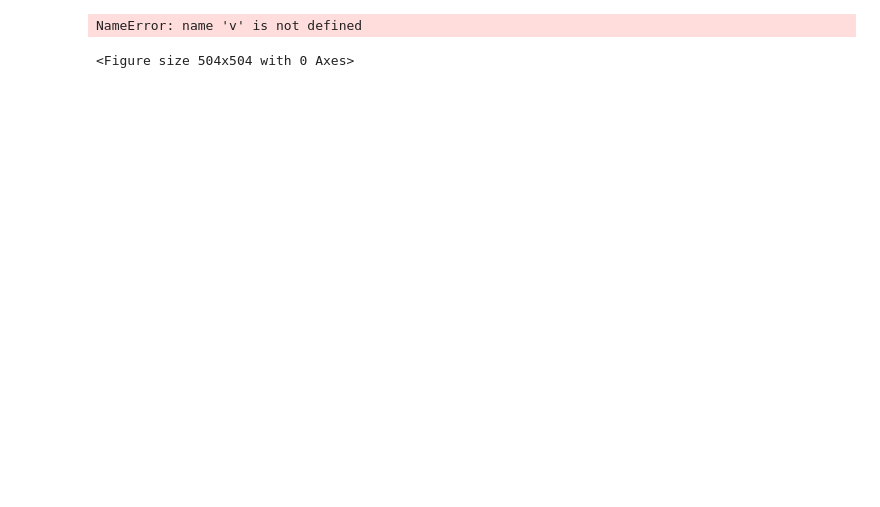
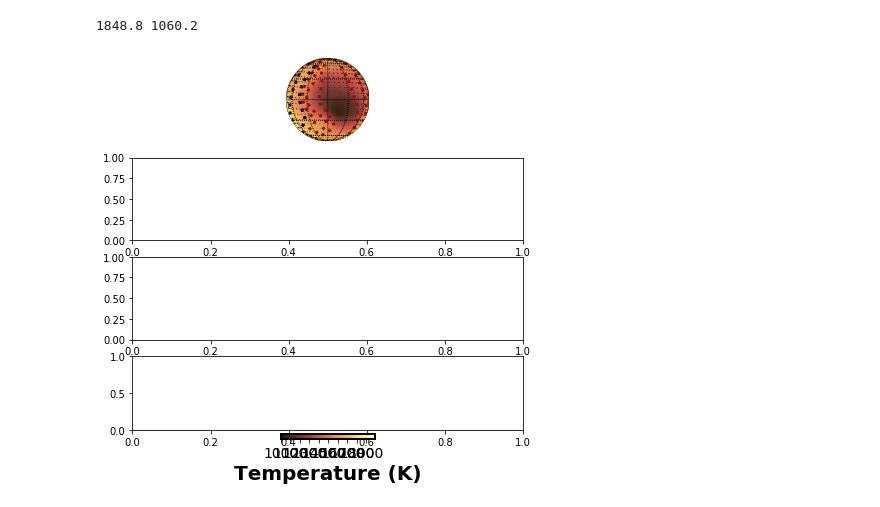
Before and after one commit to imalsky/New_Jups, a Jupyter notebook: Code/observer_projection.ipynb, the cells around one changed output. Saved outputs shown, nothing was run; the diff lists cells and outputs as text; code cells hidden in the pictures; blank space fills up the shorter version.

```diff
--- a/Code/observer_projection.ipynb
+++ b/Code/observer_projection.ipynb
@@ -60,18 +76,23 @@ cm_name = 'lajolla'
 cm_file = np.loadtxt(f'ScientificColourMaps5/lajolla/lajolla.txt')
 my_colors = mcolors.LinearSegmentedColormap.from_list(cm_name, cm_file[::-1])
 
-fig, ax = plt.subplots(1, figsize=(7, 7))
+fig, ax = plt.subplots(4, 1, figsize=(7, 7))
 
 
 
-files = ['/home/imalsky/Desktop/1-04-SUITE/UPS-LOW-G-CLEAR-250/Spectra/DATA/init_UPS-LOW-G-CLEAR-250_phase_0.0_inc_1.152',
-         '/home/imalsky/Desktop/1-04-SUITE/UPS-LOW-G-CLEAR-250/Spectra/DATA/init_UPS-LOW-G-CLEAR-250_phase_120.0_inc_1.152',
-         '/home/imalsky/Desktop/1-04-SUITE/UPS-LOW-G-CLEAR-250/Spectra/DATA/init_UPS-LOW-G-CLEAR-250_phase_240.0_inc_1.152',
-         '/home/imalsky/Desktop/1-04-SUITE/UPS-LOW-G-COM-CLOUDY-250/Spectra/DATA/init_UPS-LOW-G-COM-CLOUDY-250_phase_0.0_inc_1.152',
-         '/home/imalsky/Desktop/1-04-SUITE/UPS-LOW-G-COM-CLOUDY-250/Spectra/DATA/init_UPS-LOW-G-COM-CLOUDY-250_phase_120.0_inc_1.152',
-         '/home/imalsky/Desktop/1-04-SUITE/UPS-LOW-G-COM-CLOUDY-250/Spectra/DATA/init_UPS-LOW-G-COM-CLOUDY-250_phase_240.0_inc_1.152']
+files = ['/home/imalsky/Desktop/big-init-files/init_UPS-LOW-G-CLOUDY-250_phase_0.0_inc_1.152',
+         '/home/imalsky/Desktop/big-init-files/init_UPS-LOW-G-CLOUDY-250_phase_90.0_inc_1.152',
+         '/home/imalsky/Desktop/big-init-files/init_UPS-LOW-G-CLOUDY-250_phase_180.0_inc_1.152',
+         '/home/imalsky/Desktop/big-init-files/init_UPS-LOW-G-CLOUDY-250_phase_270.0_inc_1.152']
 
-figure_names = ['1', '2']
+files = ['/home/imalsky/Desktop/big-init-files/init_UPS-LOW-G-CLEAR-250_phase_0.0_inc_1.152',
+         '/home/imalsky/Desktop/big-init-files/init_UPS-LOW-G-CLEAR-250_phase_90.0_inc_1.152',
+         '/home/imalsky/Desktop/big-init-files/init_UPS-LOW-G-CLEAR-250_phase_180.0_inc_1.152',
+         '/home/imalsky/Desktop/big-init-files/init_UPS-LOW-G-CLEAR-250_phase_270.0_inc_1.152']
+
+files = ['/home/imalsky/Desktop/big-init-files/init_UPS-LOW-G-CLEAR-250_phase_0.0_inc_1.152']
+
+figure_names = ['clear-1', 'clear-2', 'clear-3', 'clear-4']
 
 
 pressure_mins = [79.8] * len(files)
@@ -81,7 +102,7 @@ for file in files:
     pressure_min = pressure_mins[i]
     r_p = 6.99e7
     omega = 2.063e-5
-    inc = 0
+    inc = 1.152
 
 
     add_vlos(file, r_p, omega, inc)
@@ -136,42 +157,54 @@ for file in files:
     final_vs = np.reshape(vs, (48, 96))
     final_vlos = np.reshape(vloss, (48, 96))
 
 
     # set up orthographic map projection with
     # perspective of satellite looking down at 50N, 100W.
     # use low resolution coastlines.
-    map = Basemap(projection='ortho',lat_0=0,lon_0=180,resolution='l')
+    map = Basemap(projection='ortho',lat_0=0,lon_0=180,resolution='l', ax=ax[i])
 
     # draw the edge of the map projection region (the projection limb)
     map.drawmapboundary(fill_color='aqua')
 
     # draw lat/lon grid lines every 30 degrees.
     map.drawmeridians(np.arange(0,360,30))
     map.drawparallels(np.arange(-90,90,30))
 
 
     # compute native map projection coordinates of lat/lon grid.
     x, y = map(final_lons*180./np.pi, final_lats*180./np.pi)
 
     # Graph the lines
-    map.contour(x, y, final_vlos, levels=[0], colors='white', linewidths=3, linestyles='dotted')
-    map.contour(x, y, final_vlos, levels=[-4000, -3000, -2000, -1000],colors='#8f1402', linewidths=3, linestyles='dashed')
-    map.contour(x, y, final_vlos, levels=[1000, 2000, 3000, 4000],colors='#040273', linewidths=3, linestyles='dashed')
+    #map.contour(x, y, final_vlos, levels=[0],
+    #                              colors='white', linewidths=3, linestyles='dotted')
+    map.contour(x, y, final_vlos, levels=[-4000, -3000, -2000, -1000],
+                                  colors='#8f1402', linewidths=3, linestyles='dotted')
 
+    map.contour(x, y, final_vlos, levels=[250, 500, 750, 1000],
+                                  colors='#8f1402', linewidths=3, linestyles='dotted')
+    map.contour(x, y, final_vlos, levels=[1000, 2000, 3000, 4000],
+                                  colors='#040273', linewidths=3, linestyles='dotted')
+
+    print (np.amax(final_temps), np.amin(final_temps))
     # Graph temperature
-    cs1 = map.contourf(x, y, final_temps, 100, cmap=my_colors, levels=np.arange(750, 2000, 10))
+    cs1 = map.contourf(x, y, final_temps, 100, cmap=my_colors, levels=np.arange(1000, 2000, 10))
     #cbar = plt.colorbar(cs1, orientation='horizontal', fraction=.057, pad=0.05)
 
     # Graph the wind vectors
     map.quiver(x[::2,::2], y[::2,::2], final_us[::2,::2], final_vs[::2,::2],
               headwidth=8, scale = 180000, headlength=5, alpha=1.0)
 
-    plt.savefig('/home/imalsky/Desktop/{}.png'.format(figure_names[i]), bbox_inches='tight', dpi=250)
+    cbar = plt.colorbar(cs1, orientation='horizontal', fraction=.057, pad=0.05, aspect=20)
+    cbar.outline.set_linewidth(2)
+    cbar.set_label(label='Temperature (K)',weight='bold', fontsize=20)
+    cbar.ax.tick_params(labelsize=14)
+
+    #plt.savefig('/home/imalsky/Desktop/{}.png'.format(figure_names[i]), bbox_inches='tight', dpi=250)
     i = i + 1
-    plt.clf()
+    #plt.clf()
 # %% [output]
-NameError: name 'v' is not defined
+1848.8 1060.2
-<Figure size 504x504 with 0 Axes>
+[figure, added]
 # %%
 fig, ax = plt.subplots(1, figsize=(16, 16))
 
```
Also changed, not shown: parts of 4 cells of this notebook, 13 other files.
